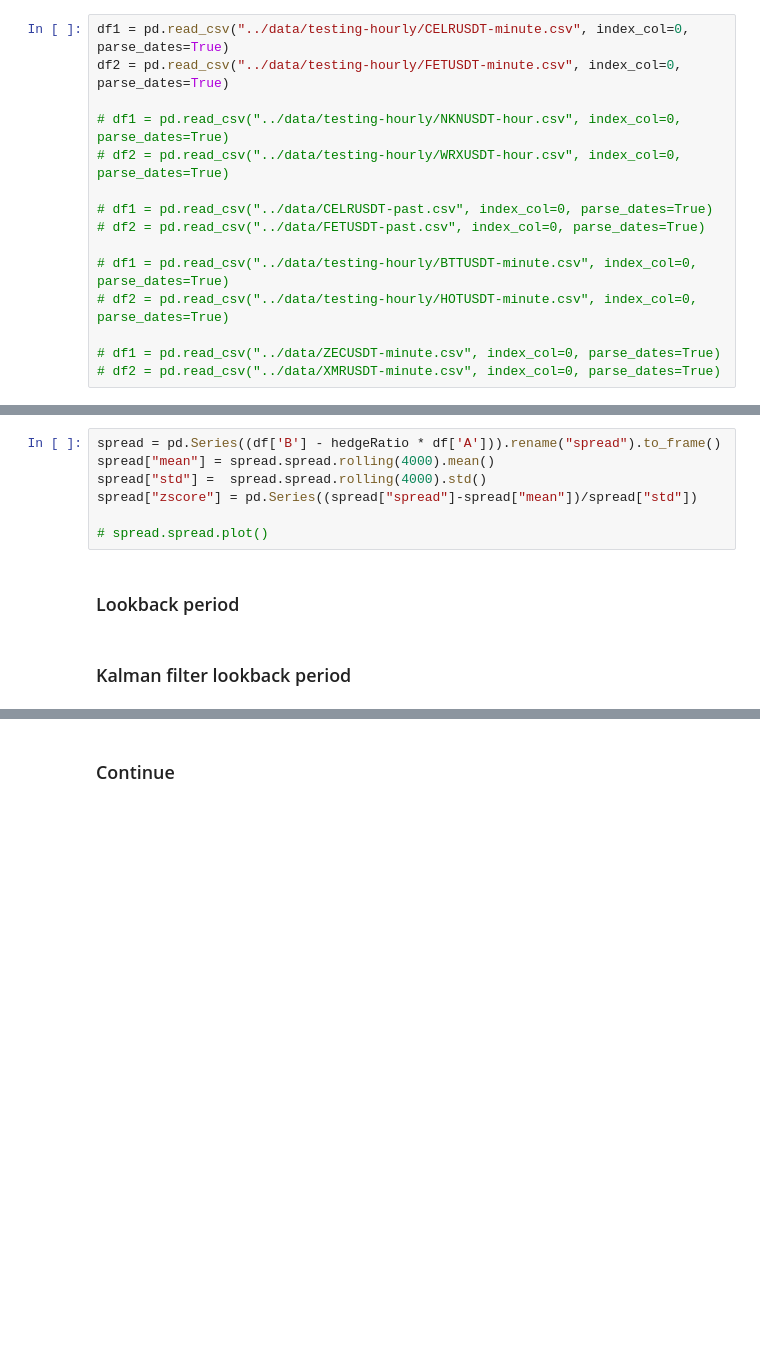
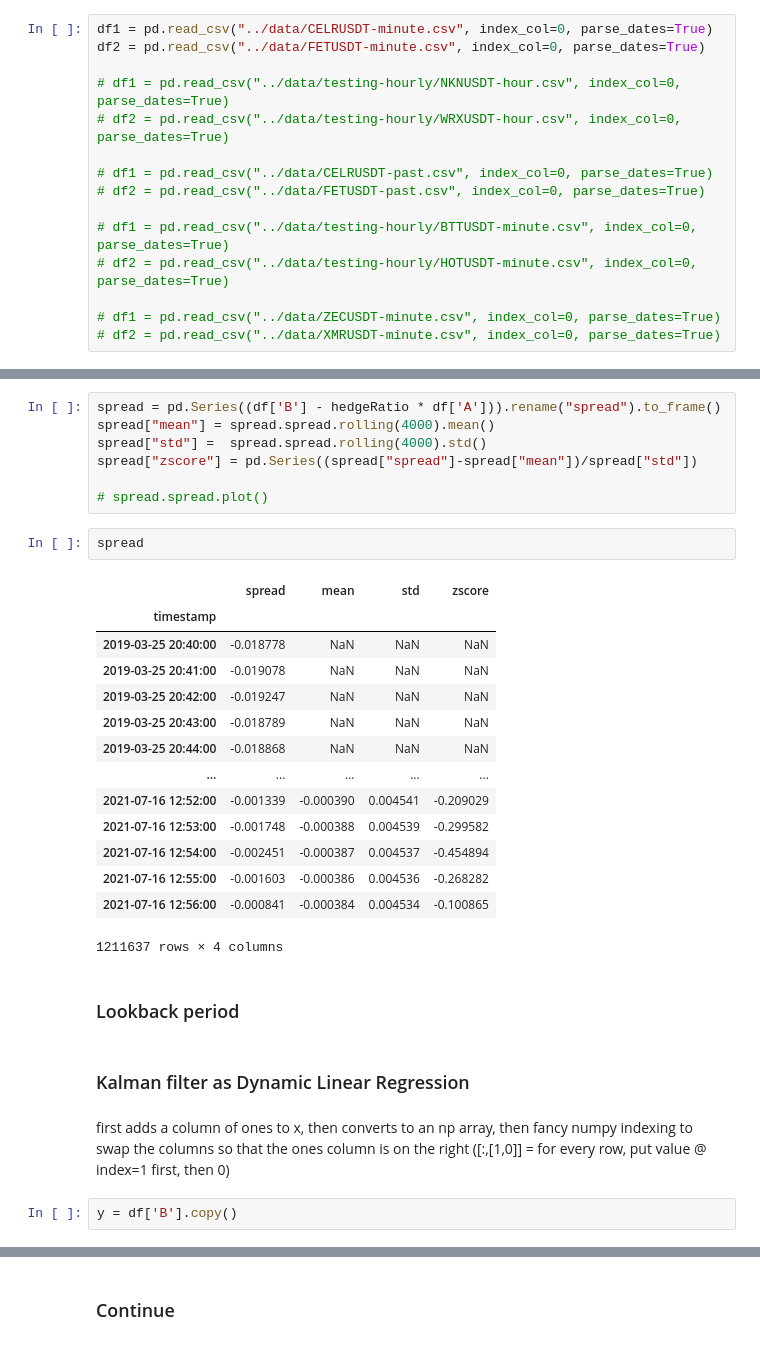
Before and after one commit to sunnymnie/bitcoin-printer, a Jupyter notebook: 3-labelling/2-kalman-filter-tate.ipynb, the cells around one changed output, grey strips where cells are left out. Saved outputs shown, nothing was run; the diff lists cells and outputs as text; blank space fills up the shorter version.

```diff
--- a/3-labelling/2-kalman-filter-tate.ipynb
+++ b/3-labelling/2-kalman-filter-tate.ipynb
@@ -28,8 +30,8 @@ import statsmodels.tsa.vector_ar.vecm as vm
 # MITHUSDT NKNUSDT 380, ~500
 # NKNUSDT WRXUSDT 40, but up recently, ~200
 # %%
-df1 = pd.read_csv("../data/testing-hourly/CELRUSDT-minute.csv", index_col=0, parse_dates=True)
-df2 = pd.read_csv("../data/testing-hourly/FETUSDT-minute.csv", index_col=0, parse_dates=True)
+df1 = pd.read_csv("../data/CELRUSDT-minute.csv", index_col=0, parse_dates=True)
+df2 = pd.read_csv("../data/FETUSDT-minute.csv", index_col=0, parse_dates=True)
 
 # df1 = pd.read_csv("../data/testing-hourly/NKNUSDT-hour.csv", index_col=0, parse_dates=True)
 # df2 = pd.read_csv("../data/testing-hourly/WRXUSDT-hour.csv", index_col=0, parse_dates=True)
@@ -76,7 +95,28 @@ spread["std"] =  spread.spread.rolling(4000).std()
 spread["zscore"] = pd.Series((spread["spread"]-spread["mean"])/spread["std"])
 
 # spread.spread.plot()
+# %%
+spread
+# %% [output]
+|  | spread | mean | std | zscore |
+| timestamp |  |  |  |  |
+| 2019-03-25 20:40:00 | -0.018778 | NaN | NaN | NaN |
+| 2019-03-25 20:41:00 | -0.019078 | NaN | NaN | NaN |
+| 2019-03-25 20:42:00 | -0.019247 | NaN | NaN | NaN |
+| 2019-03-25 20:43:00 | -0.018789 | NaN | NaN | NaN |
+| 2019-03-25 20:44:00 | -0.018868 | NaN | NaN | NaN |
+| ... | ... | ... | ... | ... |
+| 2021-07-16 12:52:00 | -0.001339 | -0.000390 | 0.004541 | -0.209029 |
+| 2021-07-16 12:53:00 | -0.001748 | -0.000388 | 0.004539 | -0.299582 |
+| 2021-07-16 12:54:00 | -0.002451 | -0.000387 | 0.004537 | -0.454894 |
+| 2021-07-16 12:55:00 | -0.001603 | -0.000386 | 0.004536 | -0.268282 |
+| 2021-07-16 12:56:00 | -0.000841 | -0.000384 | 0.004534 | -0.100865 |
+1211637 rows × 4 columns
 # %% [markdown]
 ### Lookback period
 # %% [markdown]
-### Kalman filter lookback period
+### Kalman filter as Dynamic Linear Regression
+# %% [markdown]
+first adds a column of ones to x, then converts to an np array, then fancy numpy indexing to swap the columns so that the ones column is on the right ([:,[1,0]] = for every row, put value @ index=1 first, then 0)
+# %%
+y = df['B'].copy()
```
Also changed, not shown: parts of 16 cells of this notebook.
